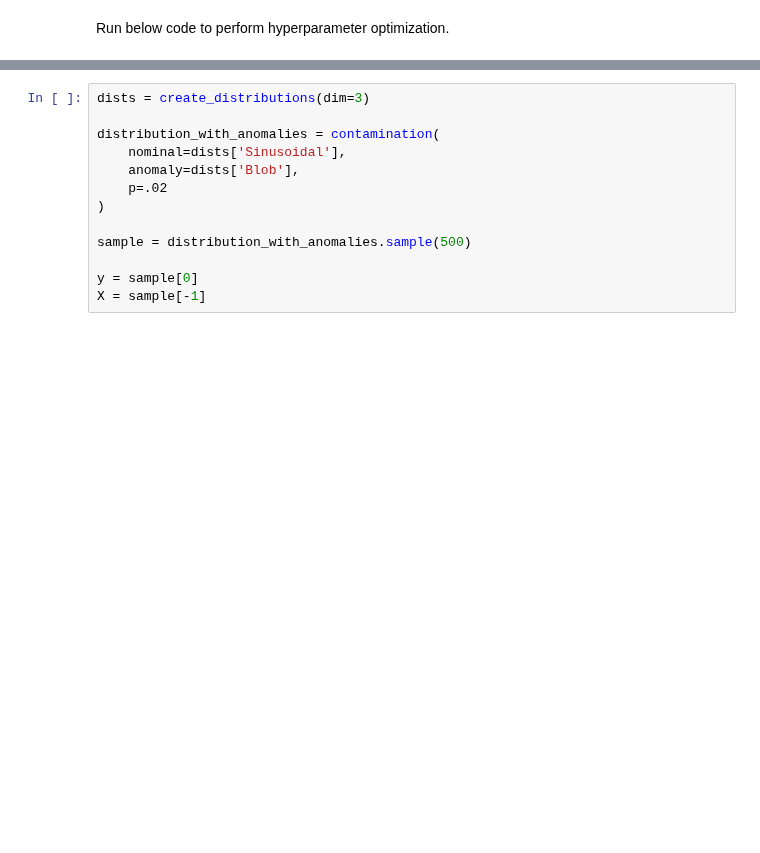
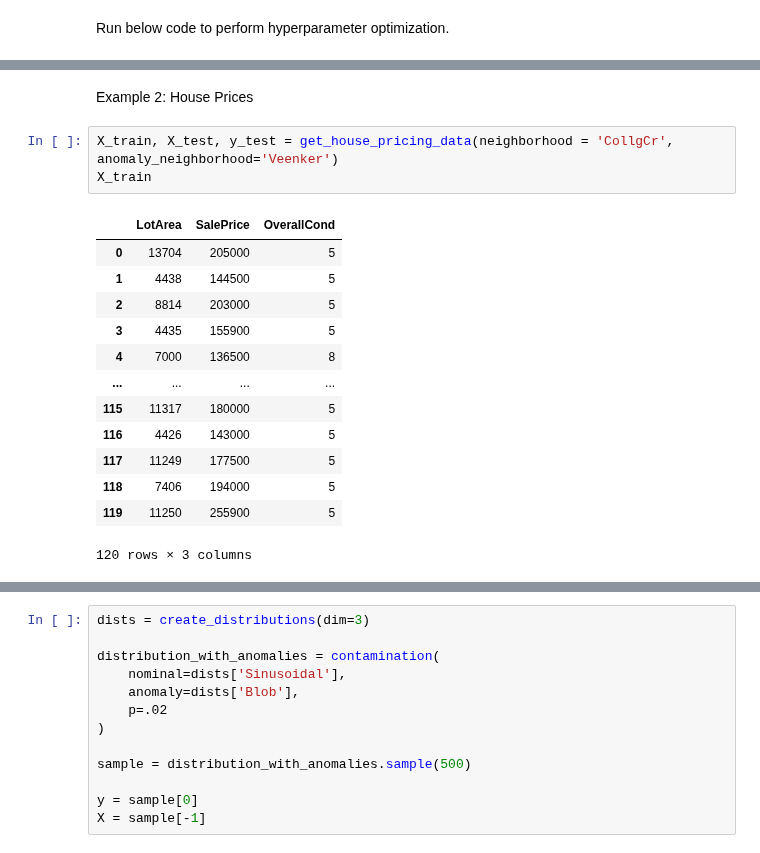
Before and after one commit to aai-institute/tfl-training-practical-anomaly-detection, a Jupyter notebook: notebooks/anomaly_detection_approaches.ipynb, the cells around one changed output, grey strips where cells are left out. Cells and saved outputs as stored; diff of their text form; blank space fills up the shorter version.

```diff
--- a/notebooks/anomaly_detection_approaches.ipynb
+++ b/notebooks/anomaly_detection_approaches.ipynb
@@ -207,0 +244,19 @@ visualize_kde(params['kernel'], params['bandwidth'], X_test, y_test)
+# %% [markdown]
+Example 2: House Prices
+# %%
+X_train, X_test, y_test = get_house_pricing_data(neighborhood = 'CollgCr', anomaly_neighborhood='Veenker')
+X_train
+# %% [output]
+|  | LotArea | SalePrice | OverallCond |
+| 0 | 13704 | 205000 | 5 |
+| 1 | 4438 | 144500 | 5 |
+| 2 | 8814 | 203000 | 5 |
+| 3 | 4435 | 155900 | 5 |
+| 4 | 7000 | 136500 | 8 |
+| ... | ... | ... | ... |
+| 115 | 11317 | 180000 | 5 |
+| 116 | 4426 | 143000 | 5 |
+| 117 | 11249 | 177500 | 5 |
+| 118 | 7406 | 194000 | 5 |
+| 119 | 11250 | 255900 | 5 |
+120 rows × 3 columns
```
Also changed, not shown: parts of 22 cells of this notebook, 3 other files.
